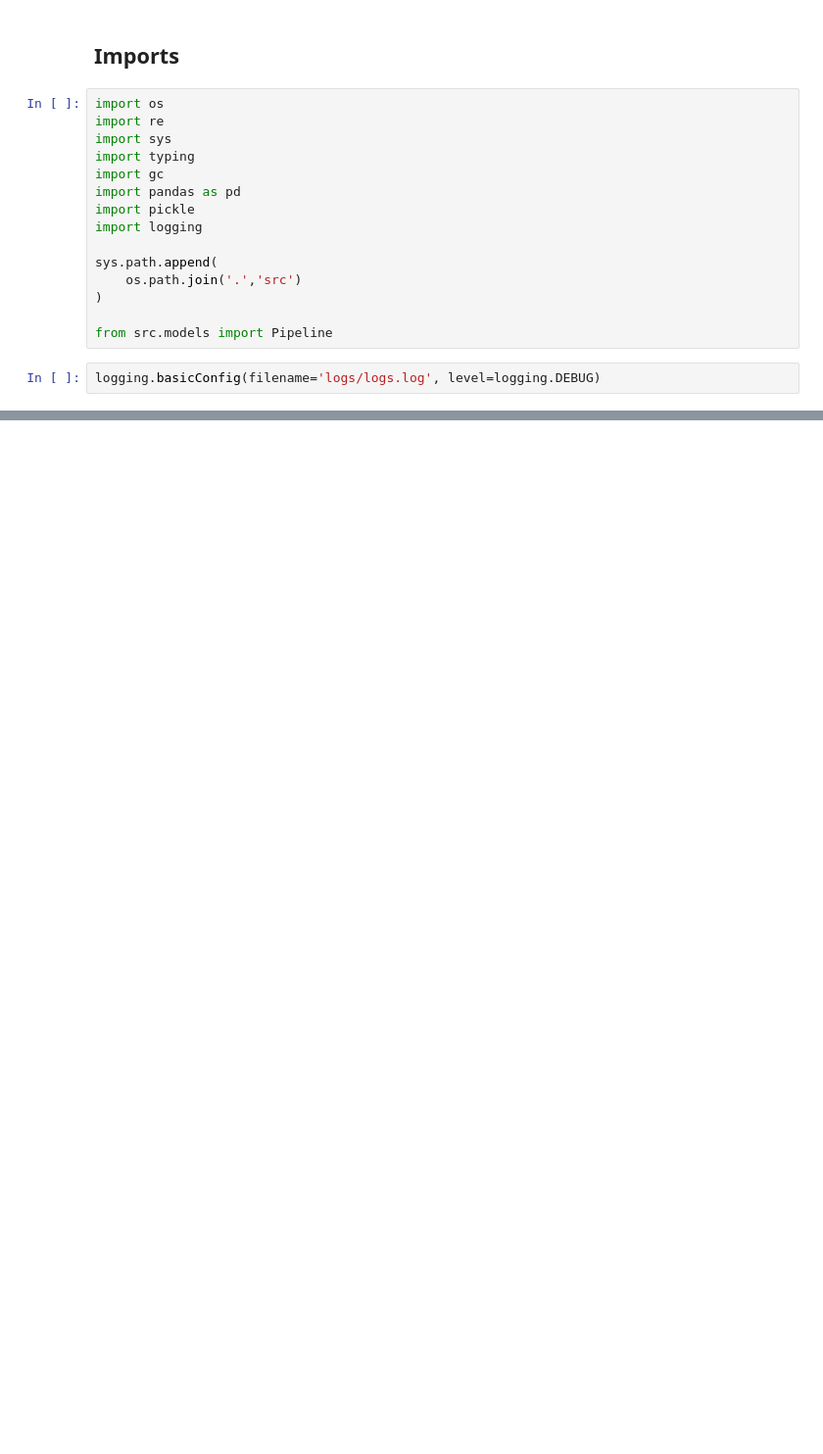
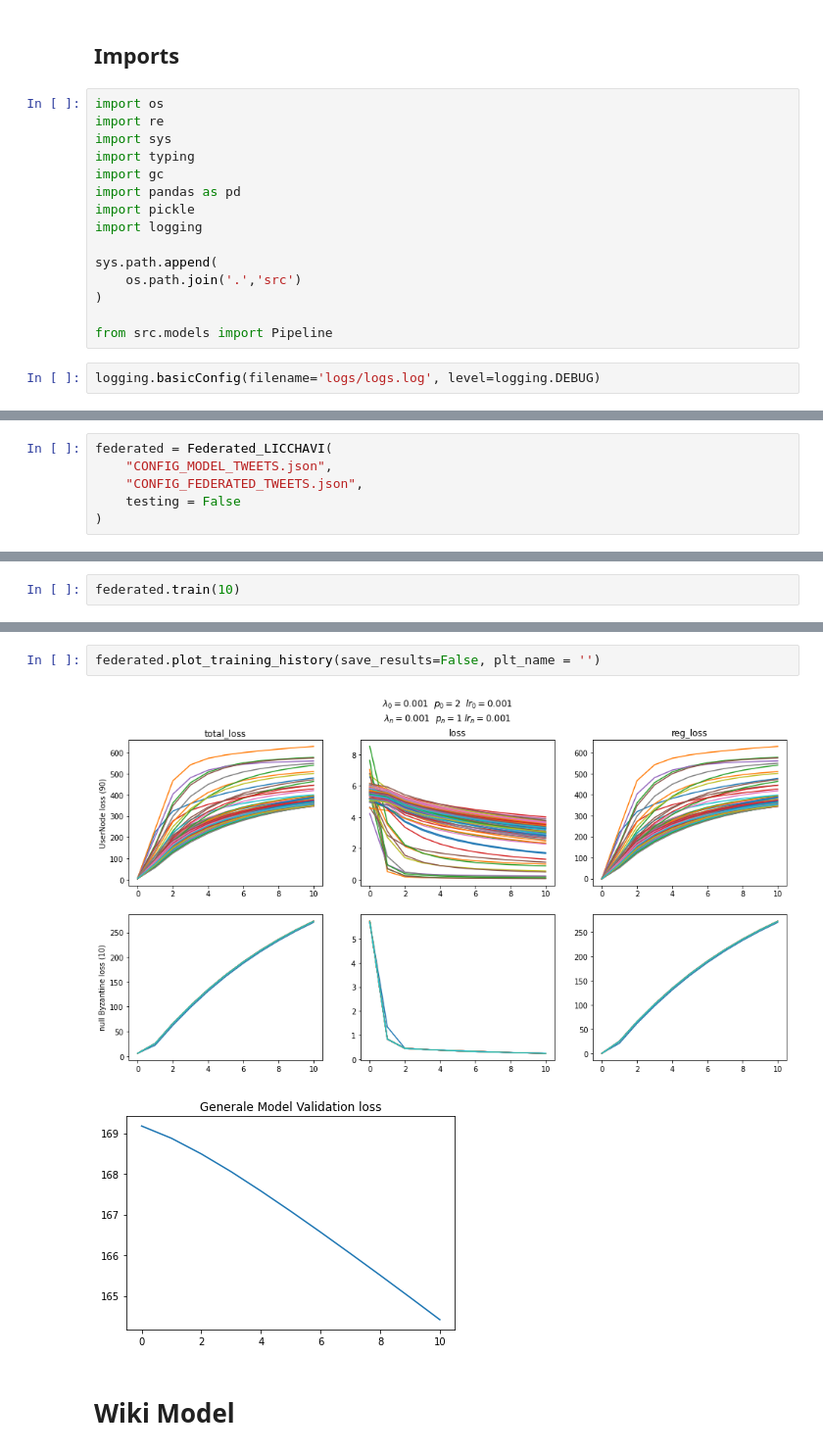
Before and after one commit to LeoSerena/LicchaviByzantineResilience, a Jupyter notebook: language_model.ipynb, the cells around one changed output, grey strips where cells are left out. Shown at 98% size. Saved outputs shown, nothing was run; the diff lists cells and outputs as text; blank space fills up the shorter version.

```diff
--- a/language_model.ipynb
+++ b/language_model.ipynb
@@ -79,0 +128,6 @@ pipeline.generate(start_text = 'i like')
+# %%
+federated = Federated_LICCHAVI(
+    "CONFIG_MODEL_TWEETS.json",
+    "CONFIG_FEDERATED_TWEETS.json",
+    testing = False
+)
@@ -79,0 +174,2 @@ pipeline.generate(start_text = 'i like')
+# %%
+federated.train(10)
@@ -79,0 +193,7 @@ pipeline.generate(start_text = 'i like')
+# %%
+federated.plot_training_history(save_results=False, plt_name = '')
+# %% [output]
+[figure, added]
+[figure, added]
+# %% [markdown]
+# Wiki Model
```
Also changed, not shown: parts of 31 cells of this notebook, 10 other files.
